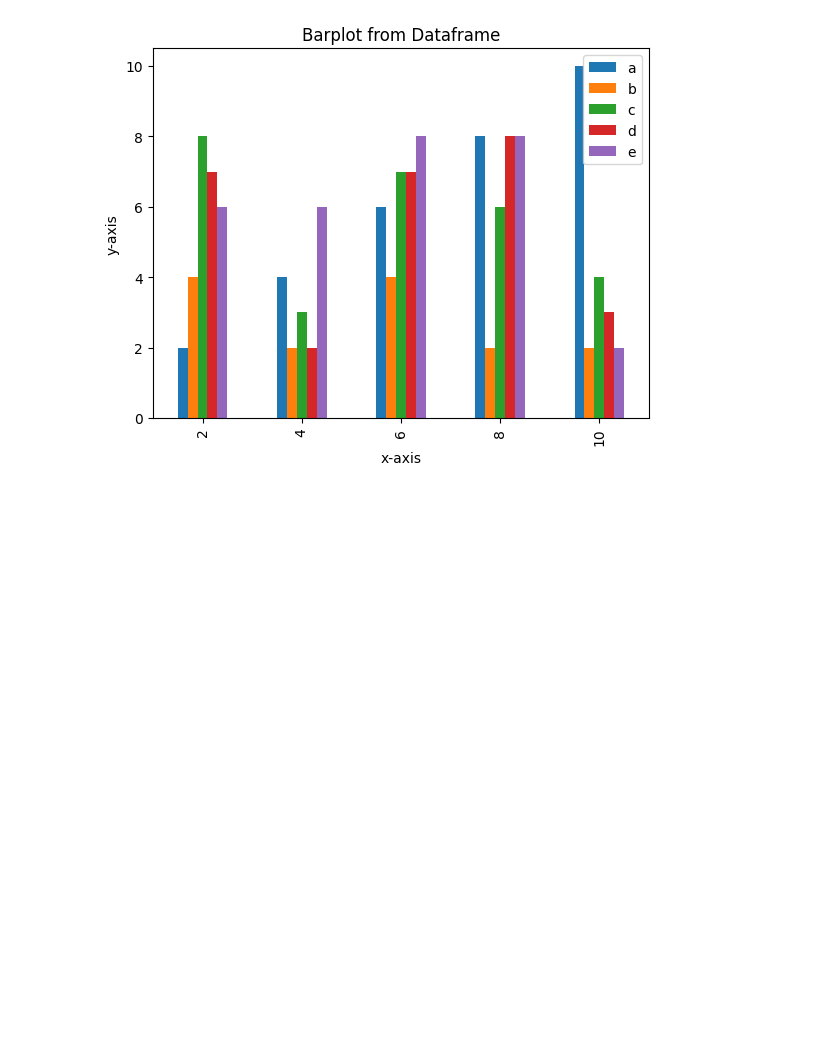
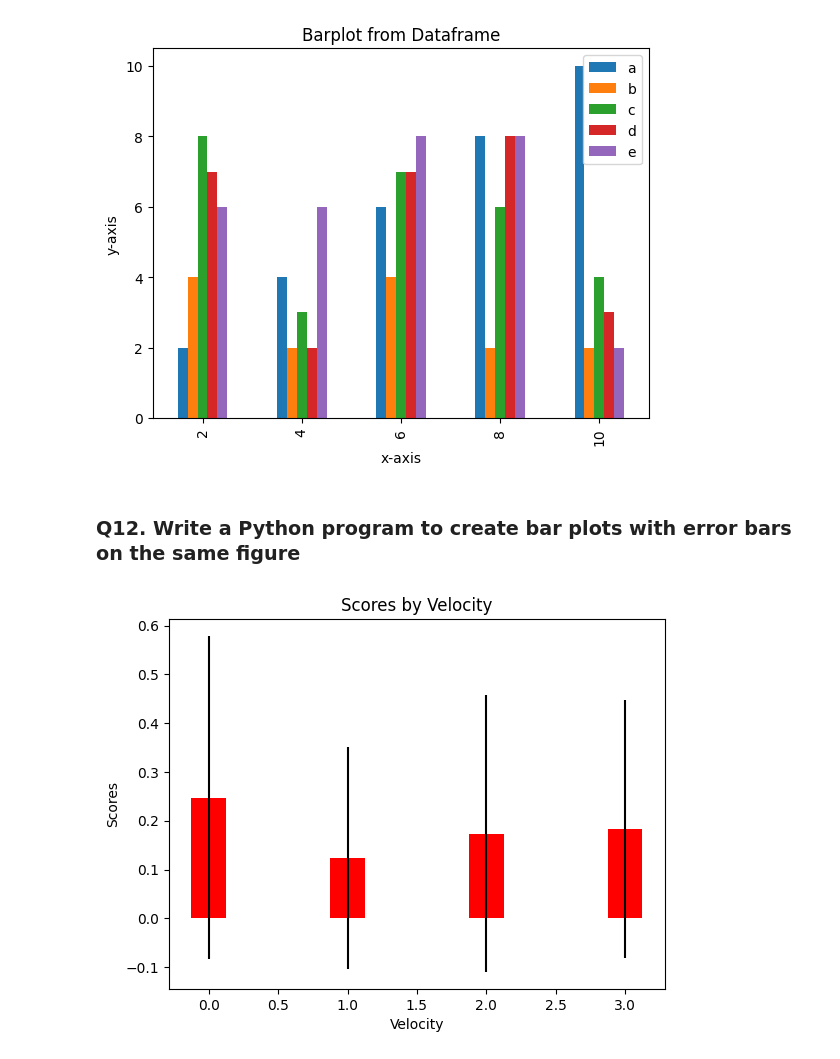
Before and after one commit to Ankitha8105/Python_Libraries, a Jupyter notebook: Matplotlib/bargraph.ipynb, the cells around one changed output. Cells and saved outputs as stored; diff of their text form; code cells hidden in the pictures; blank space fills up the shorter version.

Commit message:
[Ankitha] Modified:Python programming to create bar plots with error bars on the same figure

```diff
--- a/Matplotlib/bargraph.ipynb
+++ b/Matplotlib/bargraph.ipynb
@@ -445,3 +445,42 @@ if __name__ == "__main__":
     main()
 # %% [output]
 [figure]
+# %% [markdown]
+### Q12. Write a Python program to create bar plots with error bars on the same figure
+# %%
+log = logger.logger_init('Q12')
+
+
+def plot_with_error(velocity,errors):
+    """
+    Description :
+        This function is used to create bar plots with error bars on the same figure
+    Parameters :
+        velocity = mean velocity
+        errors = Standard deviation of velocity
+    Return :
+        It returns bar plots with error bars on the same figure
+    """
+    n=4
+    ind = np.arange(n)
+
+    width = 0.25
+    plt.bar(ind, velocity, width, yerr=errors, color='red')
+
+    plt.ylabel('Scores')
+    plt.xlabel('Velocity')
+    plt.title('Scores by Velocity')
+
+    plt.show()
+
+
+def main():
+    mean_velocity = np.array([0.2474, 0.1235, 0.1737, 0.1824])
+    std_error = np.array([0.3314, 0.2278, 0.2836, 0.2645])
+    plot_with_error(mean_velocity,std_error)
+
+
+if __name__ == "__main__":
+    main()
+# %% [output]
+[figure, added]
```
